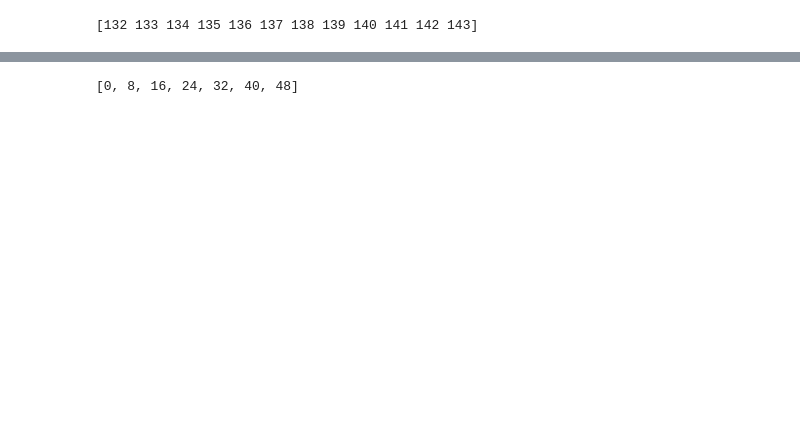
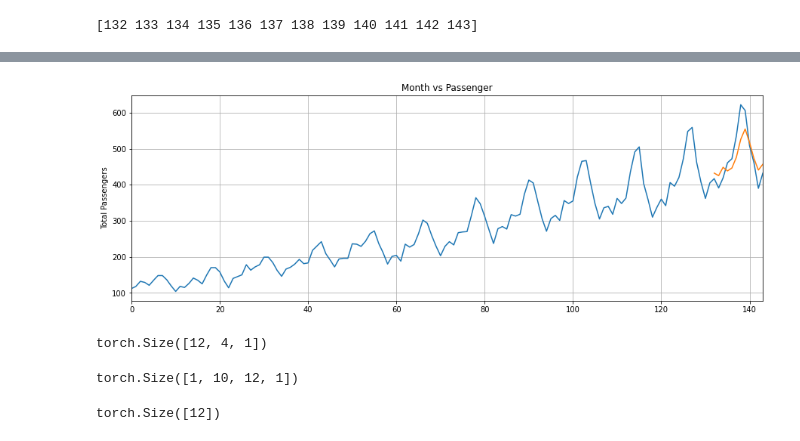
Before and after one commit to evido/lstm-timeseries, a Jupyter notebook: timeseries_flights.ipynb, the cells around one changed output, grey strips where cells are left out. Saved outputs shown, nothing was run; the diff lists cells and outputs as text; code cells hidden in the pictures; blank space fills up the shorter version.

Commit message:
Add batched training

```diff
--- a/timeseries_flights.ipynb
+++ b/timeseries_flights.ipynb
@@ -313,39 +283,42 @@ class LSTM(nn.Module):
                             torch.zeros(1, 1, self.hidden_layer_size))
 
     def forward(self, input_seq):
-        model_input_seq = input_seq.view(len(input_seq), 1, -1)
-
-        lstm_out, self.hidden_cell = self.lstm(model_input_seq, self.hidden_cell)
-        predictions = self.linear(lstm_out.view(len(input_seq), -1))
+#         model_input_seq = input_seq.view(input_seq.shape[1], input_seq.shape[0], -1)
+        lstm_out, self.hidden_cell = self.lstm(input_seq, self.hidden_cell)
+        predictions = self.linear(lstm_out.view(input_seq.shape[0], input_seq.shape[1], -1))
 
         return predictions[-1]
 
-def build_model(epochs=100):
+def build_model(epochs=1000):
     device = 'cuda'
 
     model = LSTM().to(device)
     loss_function = nn.MSELoss().to(device)
-    optimizer = torch.optim.Adam(model.parameters(), lr=0.001)
-    batch_size = 8
+    optimizer = torch.optim.Adam(model.parameters(), lr=0.0001)
+    batch_size = 40
 
     for i in range(epochs):
         for ix in range(0, len(train_inout_seq), batch_size):
 
+            optimizer.zero_grad()
+            model.hidden_cell = (torch.zeros(1, batch_size, model.hidden_layer_size).to(device),
+                            torch.zeros(1, batch_size, model.hidden_layer_size).to(device))
 
-            optimizer.zero_grad()
-            model.hidden_cell = (torch.zeros(batch_size, 1, model.hidden_layer_size).to(device),
-                            torch.zeros(batch_size, 1, model.hidden_layer_size).to(device))
+            batch_seq = []
+            batch_labels = []
+            for sub_ix in range(batch_size):
+                batch_seq.append(train_inout_seq[ix + sub_ix][0])
+                batch_labels.append(train_inout_seq[ix + sub_ix][1])
 
-            for sub_ix in range(batch_size):
+            seq = torch.unsqueeze(torch.stack(batch_seq, dim=1), dim=-1)
+            labels = torch.unsqueeze(torch.stack(batch_labels, dim=1), dim=-1)
 
-            seq, labels = train_inout_seq[ix:ix+batch_size]
             y_pred = model(seq.to(device))
-
-            single_loss = loss_function(y_pred.cpu(), labels)
+            single_loss = loss_function(torch.unsqueeze(y_pred.cpu(), dim=0), labels)
             single_loss.backward()
             optimizer.step()
 
-        if i%25 == 1:
+        if i%1000 == 1:
             print(f'epoch: {i:3} loss: {single_loss.item():10.8f}')
 
     print(f'epoch: {i:3} loss: {single_loss.item():10.10f}')
@@ -362,11 +335,11 @@ def validate_model(model):
     model.eval()
 
     for i in range(fut_pred):
-        seq = torch.FloatTensor(test_inputs[-train_window:]).to(device)
+        seq = torch.FloatTensor(test_inputs[-train_window:]).view(train_window, 1, 1).to(device)
         with torch.no_grad():
-            model.hidden = (torch.zeros(1, 1, model.hidden_layer_size).to(device),
+            model.hidden_cell = (torch.zeros(1, 1, model.hidden_layer_size).to(device),
                             torch.zeros(1, 1, model.hidden_layer_size).to(device))
-            test_inputs.append(model(seq).item())
+            test_inputs.append(model(seq).cpu()[0])
 
     test_inputs[fut_pred:]
 
@@ -384,6 +357,6 @@ def validate_model(model):
     plt.plot(x,actual_predictions)
     plt.show()
 
-model = build_model()
+model = build_model(10000)
 validate_model(model)
 # %% [output]
@@ -391,4 +380 @@ ValueError: too many values to unpack (expected 2)
+[figure, added]
-# %%
-[*range(0, 50, 8)]
-# %% [output]
-[0, 8, 16, 24, 32, 40, 48]
@@ -394,0 +385,12 @@ ValueError: too many values to unpack (expected 2)
+# %%
+torch.unsqueeze(torch.stack(b, dim=1), dim=-1).shape
+# %% [output]
+torch.Size([12, 4, 1])
+# %%
+torch.unsqueeze(torch.unsqueeze(torch.stack(b), dim=-1), dim=0).shape
+# %% [output]
+torch.Size([1, 10, 12, 1])
+# %%
+seq.shape
+# %% [output]
+torch.Size([12])
```
Also changed, not shown: parts of 9 cells of this notebook.
